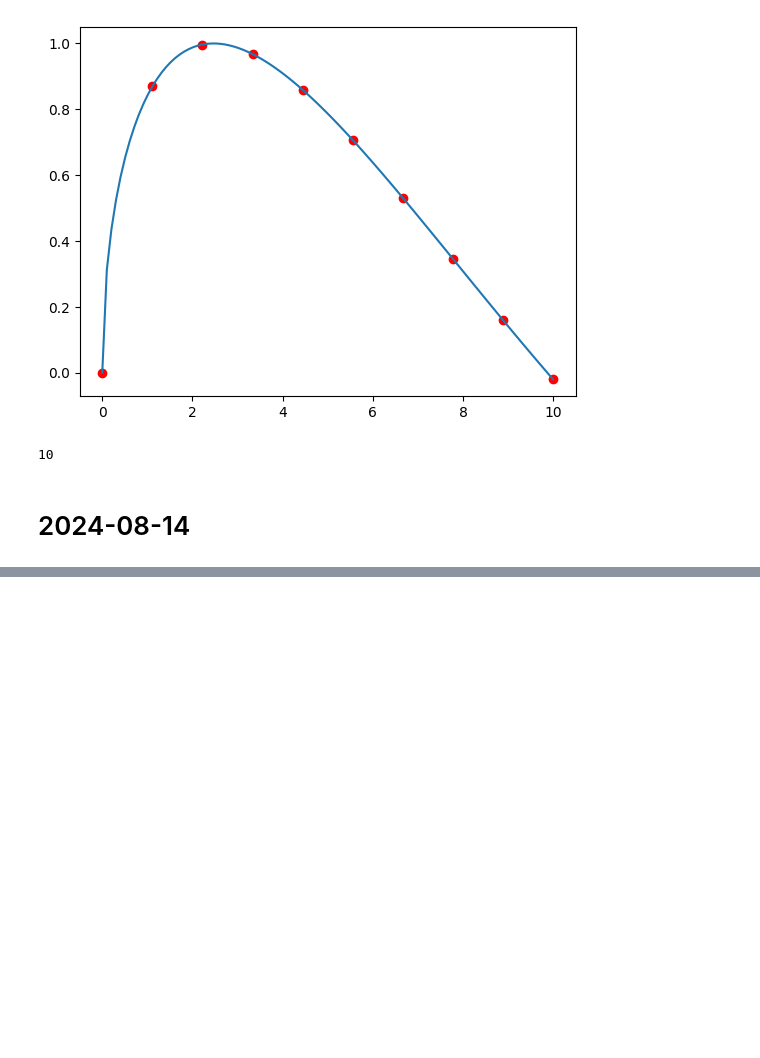
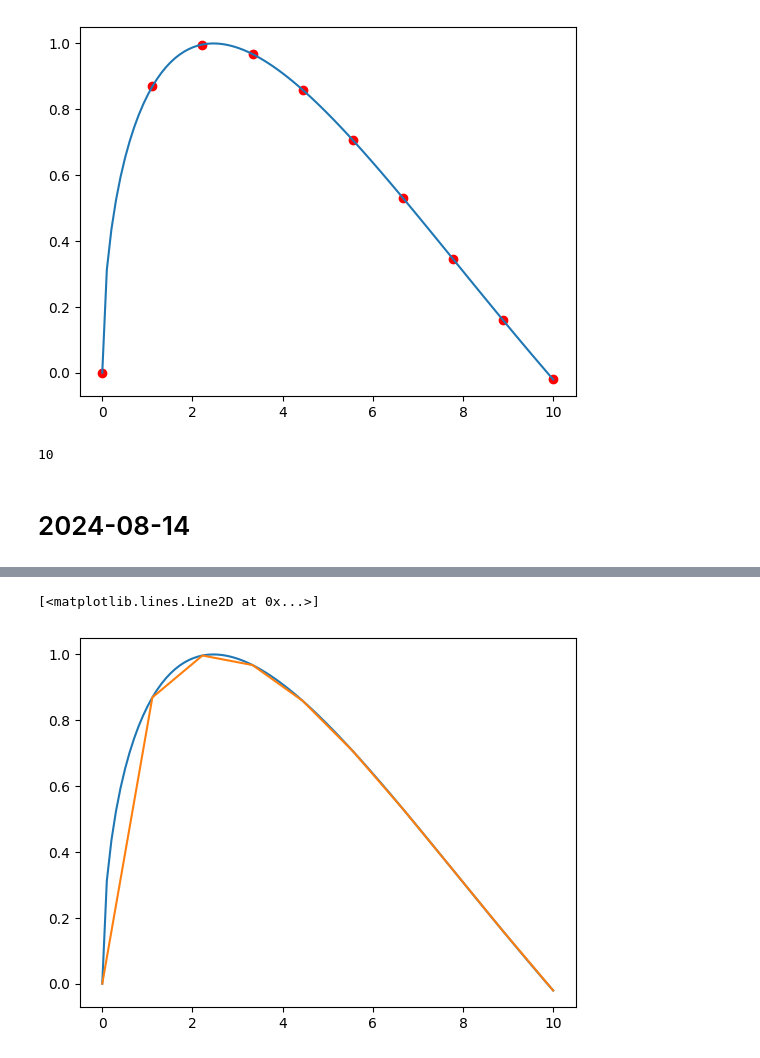
Before and after one commit to MBAhmadi/ML-Learning, a Jupyter notebook: OnAcademy24_Introduction_to_Python_programming_E27_240706.ipynb, the cells around one changed output, grey strips where cells are left out. Cells and saved outputs as stored; diff of their text form; code cells hidden in the pictures; blank space fills up the shorter version.

```diff
--- a/OnAcademy24_Introduction_to_Python_programming_E27_240706.ipynb
+++ b/OnAcademy24_Introduction_to_Python_programming_E27_240706.ipynb
@@ -2883,0 +2896,7 @@ y_a = np.sin(np.sqrt(a))
+# %%
+import matplotlib.pyplot as plt
+plt.plot(x,y)
+plt.plot(x,inter_l(x))
+# %% [output]
+[<matplotlib.lines.Line2D at 0x...>]
+[figure, added]
```
Also changed, not shown: parts of 6 cells of this notebook.
